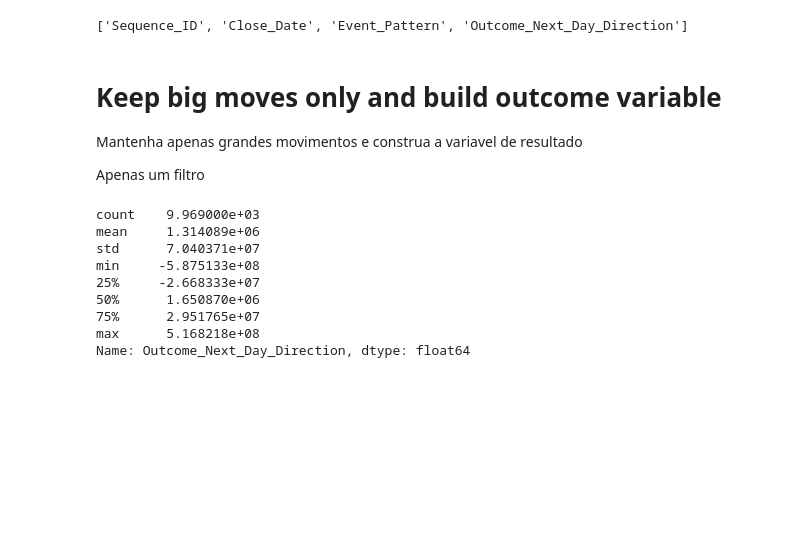
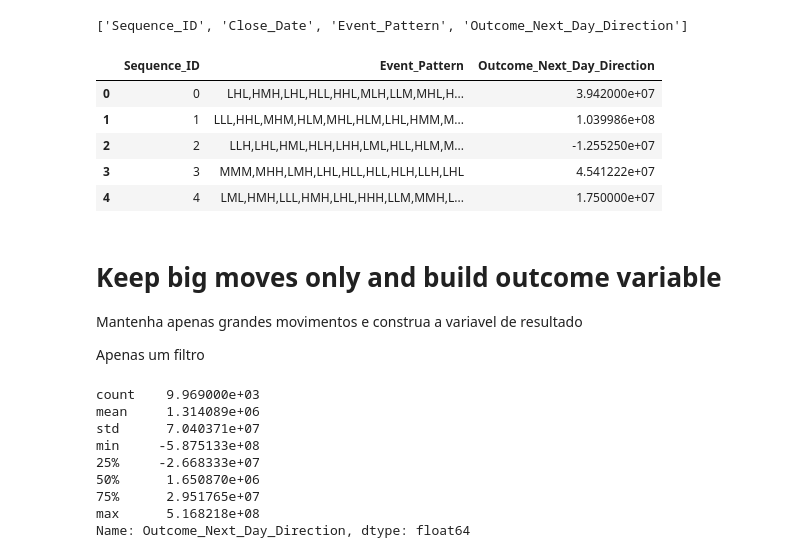
Before and after one commit to fkfouri/vegetable_oil_mkt, a Jupyter notebook: markov/markov_viralML.ipynb, the cells around one changed output. Cells and saved outputs as stored; diff of their text form; code cells hidden in the pictures; blank space fills up the shorter version.

```diff
--- a/markov/markov_viralML.ipynb
+++ b/markov/markov_viralML.ipynb
@@ -341,6 +355,15 @@ list(compressed_set)
 # drop date field
 compressed_set = compressed_set[['Sequence_ID', 'Event_Pattern','Outcome_Next_Day_Direction']]
 compressed_set_validation = compressed_set_validation[['Sequence_ID', 'Event_Pattern','Outcome_Next_Day_Direction']]
+# %%
+compressed_set.head()
+# %% [output]
+|  | Sequence_ID | Event_Pattern | Outcome_Next_Day_Direction |
+| 0 | 0 | LHL,HMH,LHL,HLL,HHL,MLH,LLM,MHL,H... | 3.942000e+07 |
+| 1 | 1 | LLL,HHL,MHM,HLM,MHL,HLM,LHL,HMM,M... | 1.039986e+08 |
+| 2 | 2 | LLH,LHL,HML,HLH,LHH,LML,HLL,HLM,M... | -1.255250e+07 |
+| 3 | 3 | MMM,MHH,LMH,LHL,HLL,HLL,HLH,LLH,LHL | 4.541222e+07 |
+| 4 | 4 | LML,HMH,LLL,HMH,LHL,HHH,LLM,MMH,L... | 1.750000e+07 |
 # %% [markdown]
 # Keep big moves only and build outcome variable
 Mantenha apenas grandes movimentos e construa a variavel de resultado
```
Also changed, not shown: parts of 19 cells of this notebook, 5 other files.
